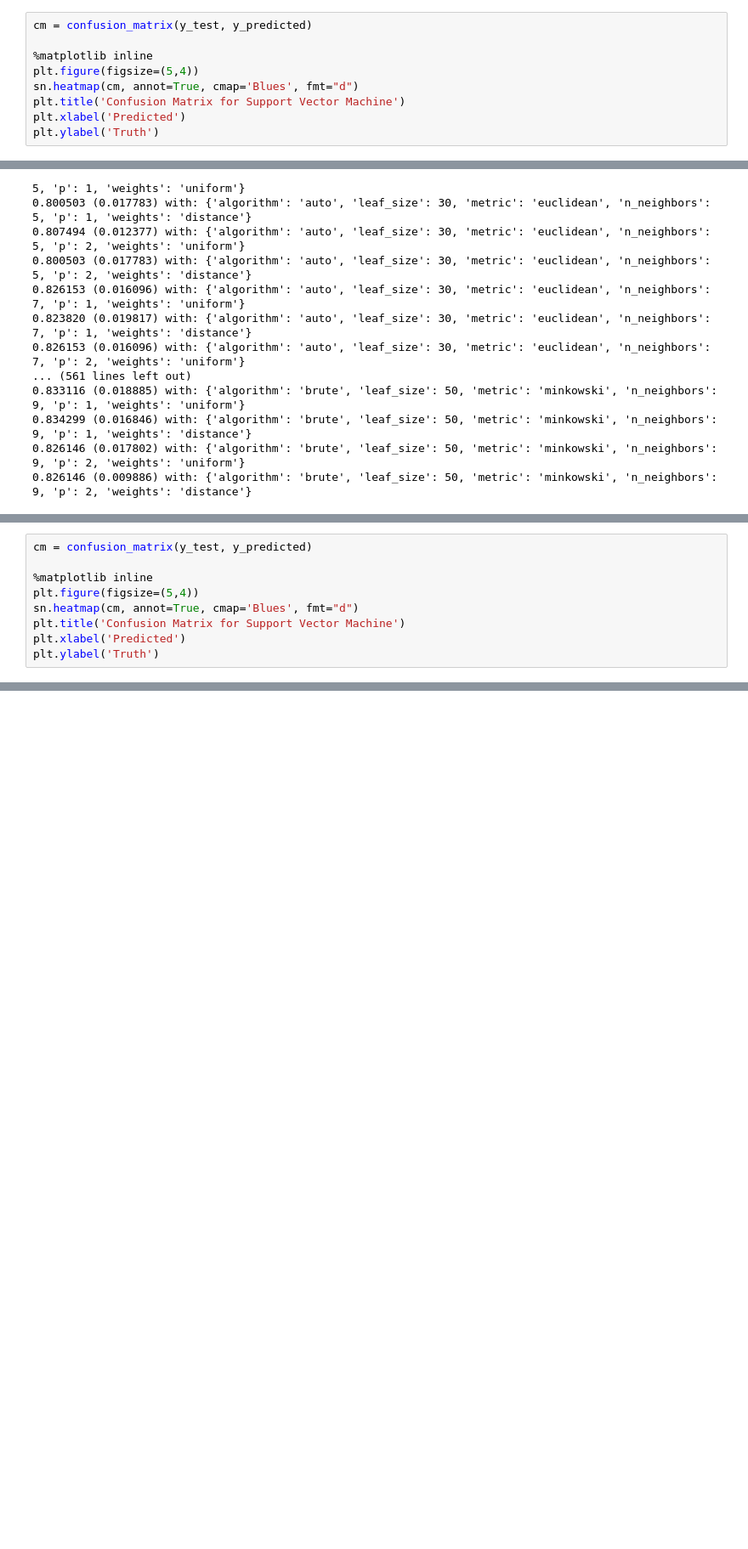
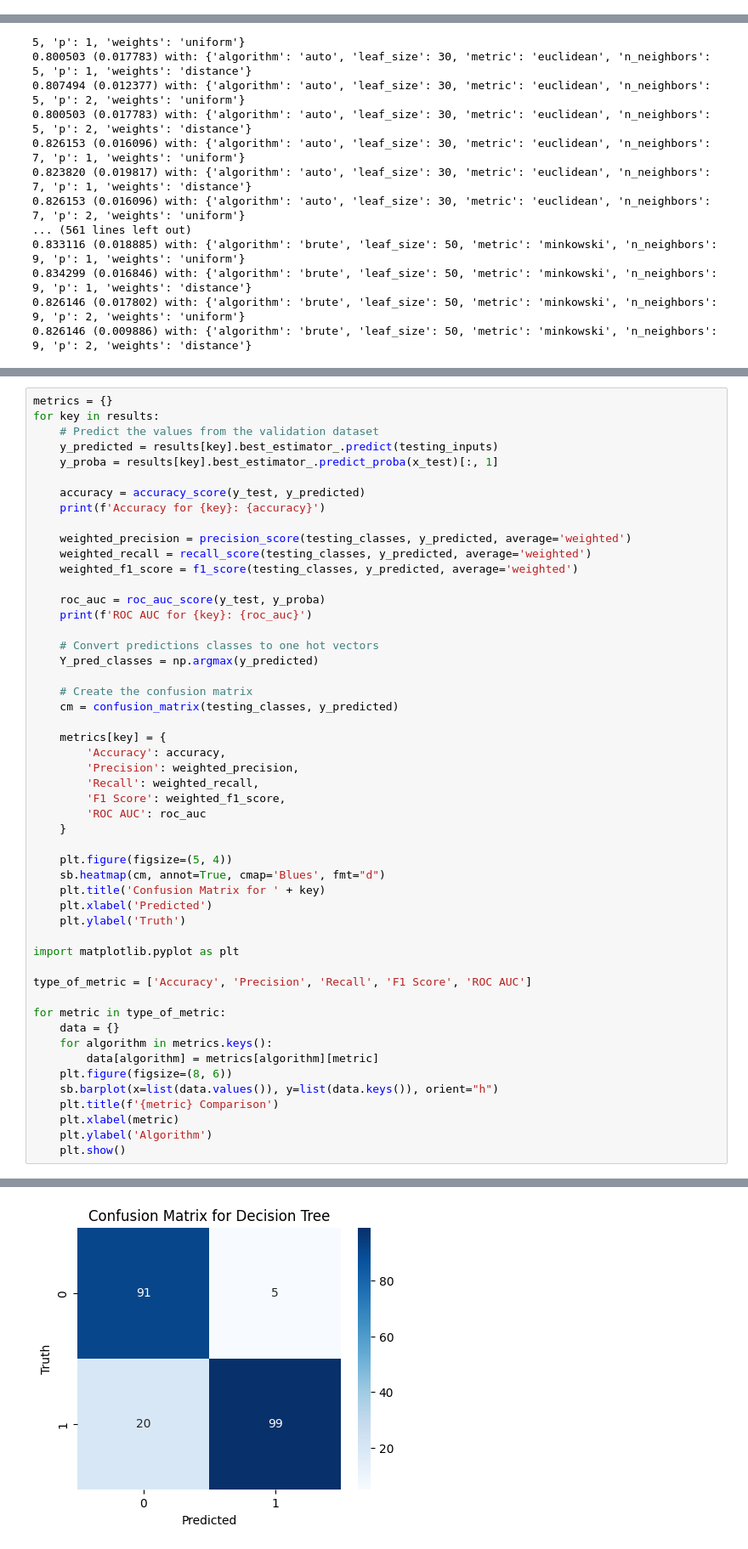
Before and after one commit to Cristy17001/IA-Project2, a Jupyter notebook: Glioma_Grading.ipynb, the cells around one changed output, grey strips where cells are left out. Shown at 85% size. Drawn from its saved outputs; the diff is of its cells as text; blank space fills up the shorter version.

Commit message:
Added compation bettwen algorithms

```diff
--- a/Glioma_Grading.ipynb
+++ b/Glioma_Grading.ipynb
@@ -648,9 +523,0 @@ ROC AUC: 0.872579185520362
-# %%
-cm = confusion_matrix(y_test, y_predicted)
-
-%matplotlib inline
-plt.figure(figsize=(5,4))
-sn.heatmap(cm, annot=True, cmap='Blues', fmt="d")
-plt.title('Confusion Matrix for Support Vector Machine')
-plt.xlabel('Predicted')
-plt.ylabel('Truth')
@@ -719,9 +570,0 @@ ROC AUC: 0.8560180995475113
-# %%
-cm = confusion_matrix(y_test, y_predicted)
-
-%matplotlib inline
-plt.figure(figsize=(5,4))
-sn.heatmap(cm, annot=True, cmap='Blues', fmt="d")
-plt.title('Confusion Matrix for Support Vector Machine')
-plt.xlabel('Predicted')
-plt.ylabel('Truth')
@@ -730,0 +571,52 @@ Text(33.22222222222222, 0.5, 'Truth')
+# %%
+metrics = {}
+for key in results:
+    # Predict the values from the validation dataset
+    y_predicted = results[key].best_estimator_.predict(testing_inputs)
+    y_proba = results[key].best_estimator_.predict_proba(x_test)[:, 1]
+
+    accuracy = accuracy_score(y_test, y_predicted)
+    print(f'Accuracy for {key}: {accuracy}')
+
+    weighted_precision = precision_score(testing_classes, y_predicted, average='weighted')
+    weighted_recall = recall_score(testing_classes, y_predicted, average='weighted')
+    weighted_f1_score = f1_score(testing_classes, y_predicted, average='weighted')
+
+    roc_auc = roc_auc_score(y_test, y_proba)
+    print(f'ROC AUC for {key}: {roc_auc}')
+
+    # Convert predictions classes to one hot vectors
+    Y_pred_classes = np.argmax(y_predicted)
+
+    # Create the confusion matrix
+    cm = confusion_matrix(testing_classes, y_predicted)
+
+    metrics[key] = {
+        'Accuracy': accuracy,
+        'Precision': weighted_precision,
+        'Recall': weighted_recall,
+        'F1 Score': weighted_f1_score,
+        'ROC AUC': roc_auc
+    }
+
+    plt.figure(figsize=(5, 4))
+    sb.heatmap(cm, annot=True, cmap='Blues', fmt="d")
+    plt.title('Confusion Matrix for ' + key)
+    plt.xlabel('Predicted')
+    plt.ylabel('Truth')
+
+import matplotlib.pyplot as plt
+
+type_of_metric = ['Accuracy', 'Precision', 'Recall', 'F1 Score', 'ROC AUC']
+
+for metric in type_of_metric:
+    data = {}
+    for algorithm in metrics.keys():
+        data[algorithm] = metrics[algorithm][metric]
+    plt.figure(figsize=(8, 6))
+    sb.barplot(x=list(data.values()), y=list(data.keys()), orient="h")
+    plt.title(f'{metric} Comparison')
+    plt.xlabel(metric)
+    plt.ylabel('Algorithm')
+    plt.show()
+# %% [output]
@@ -730,0 +637 @@ Text(33.22222222222222, 0.5, 'Truth')
+[figure, added]
```
Also changed, not shown: parts of 20 cells of this notebook.
